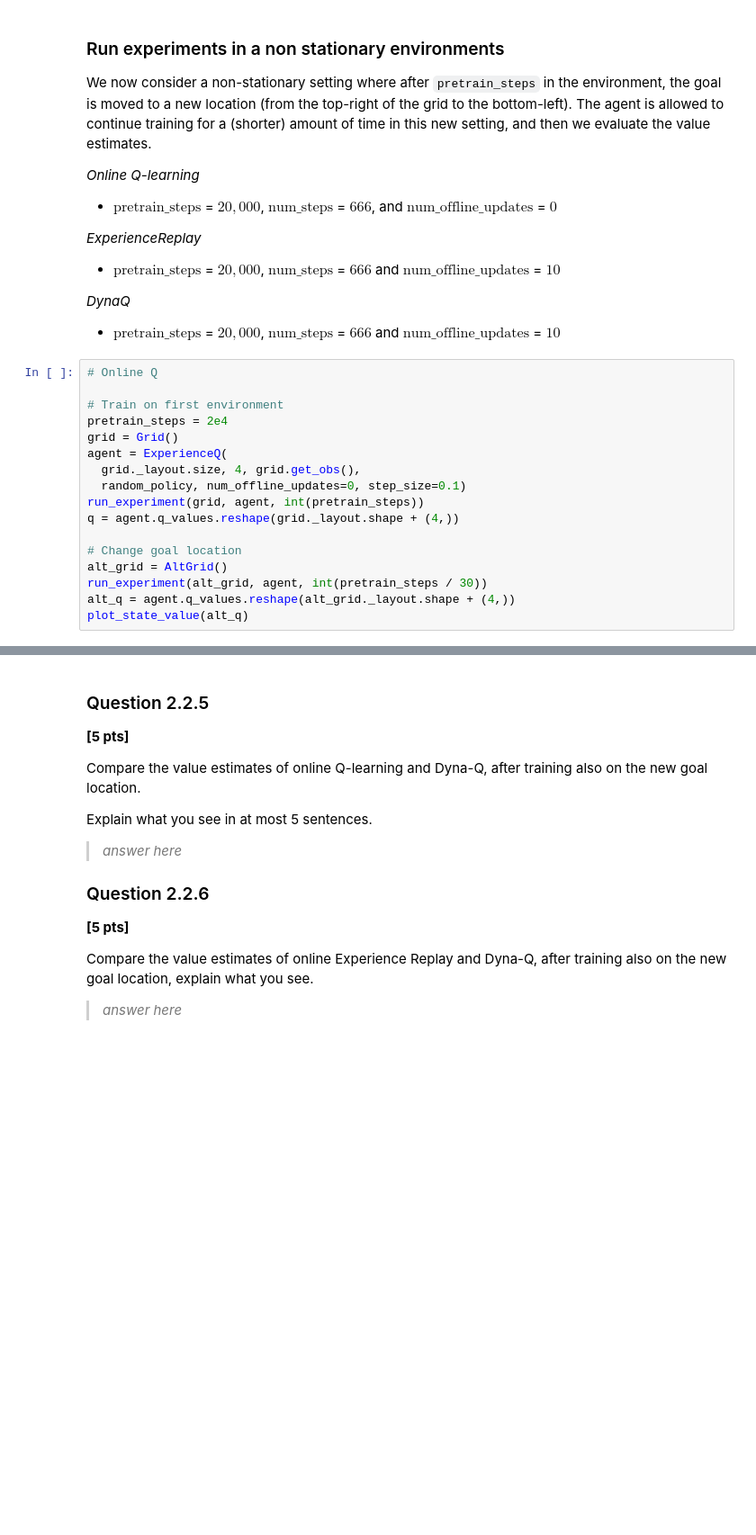
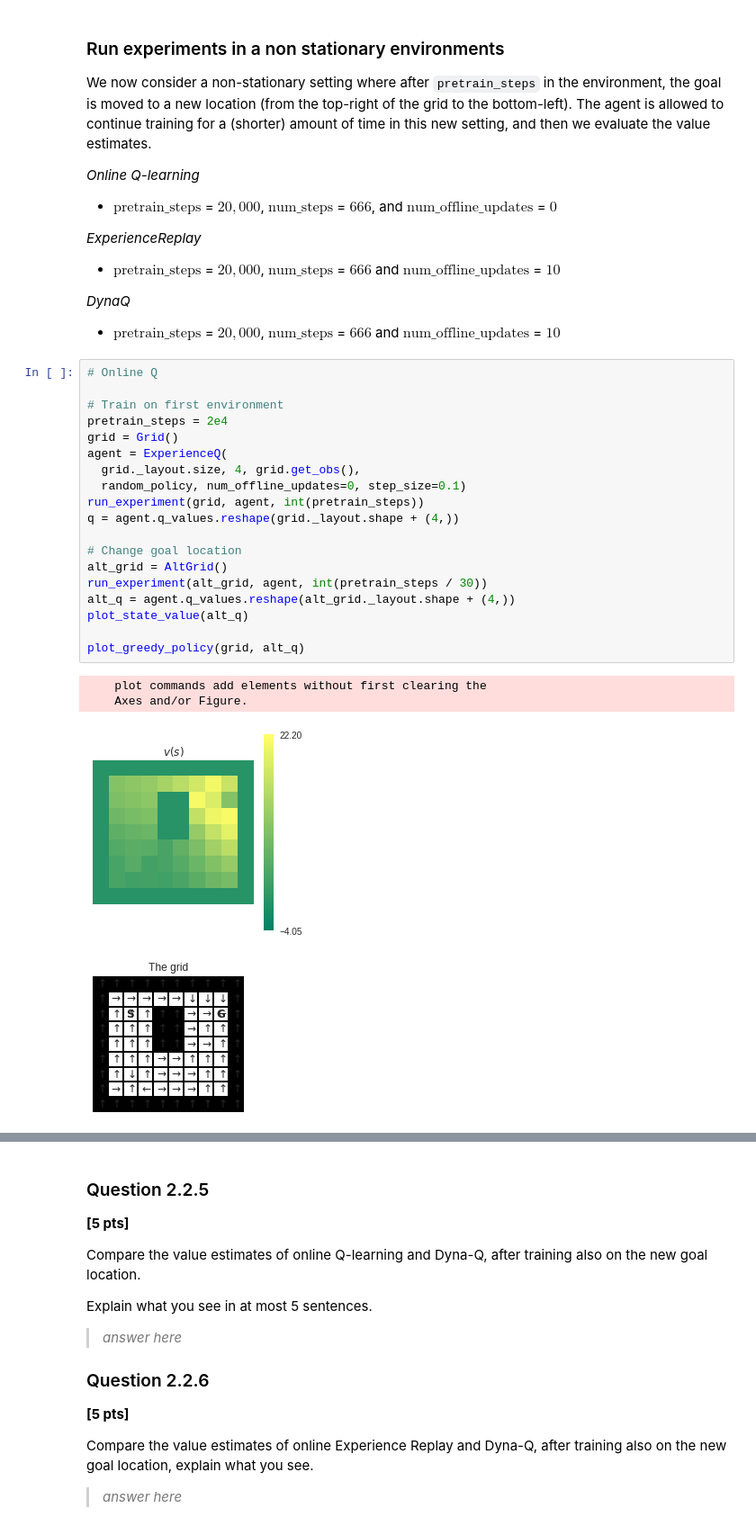
Before and after one commit to bouracha/reinforcement_learning, a Jupyter notebook: 18071890_RL_hw3.ipynb, the cells around one changed output, grey strips where cells are left out. Shown at 90% size. Drawn from its saved outputs; the diff is of its cells as text; blank space fills up the shorter version.

```diff
--- a/18071890_RL_hw3.ipynb
+++ b/18071890_RL_hw3.ipynb
@@ -1030,19 +1040,26 @@ We now consider a non-stationary setting where after `pretrain_steps` in the env
 # %%
 # Online Q
 
 # Train on first environment
 pretrain_steps = 2e4
 grid = Grid()
 agent = ExperienceQ(
   grid._layout.size, 4, grid.get_obs(),
   random_policy, num_offline_updates=0, step_size=0.1)
 run_experiment(grid, agent, int(pretrain_steps))
 q = agent.q_values.reshape(grid._layout.shape + (4,))
 
 # Change goal location
 alt_grid = AltGrid()
 run_experiment(alt_grid, agent, int(pretrain_steps / 30))
 alt_q = agent.q_values.reshape(alt_grid._layout.shape + (4,))
 plot_state_value(alt_q)
+
+plot_greedy_policy(grid, alt_q)
+# %% [output]
+    plot commands add elements without first clearing the
+    Axes and/or Figure.
+[figure, added]
+[figure, added]
 # %%
 # Experience Replay
```
Also changed, not shown: parts of 19 cells of this notebook.
